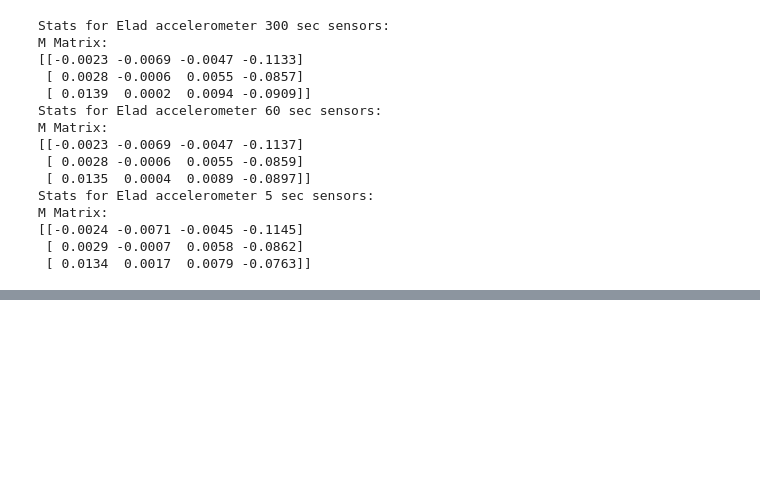
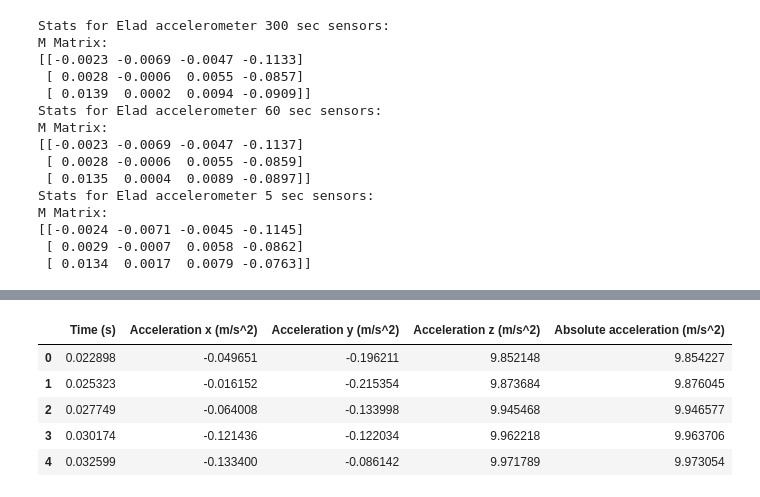
Before and after one commit to eladsimantov/Learning-Based-Inertial-Sensing, a Jupyter notebook: notebooks/HW1.ipynb, the cells around one changed output, grey strips where cells are left out. Cells and saved outputs as stored; diff of their text form; code cells hidden in the pictures; blank space fills up the shorter version.

```diff
--- a/notebooks/HW1.ipynb
+++ b/notebooks/HW1.ipynb
@@ -162,0 +169,9 @@ M Matrix:
+# %%
+accel_300sec_face_up.head()
+# %% [output]
+|  | Time (s) | Acceleration x (m/s^2) | Acceleration y (m/s^2) | Acceleration z (m/s^2) | Absolute acceleration (m/s^2) |
+| 0 | 0.022898 | -0.049651 | -0.196211 | 9.852148 | 9.854227 |
+| 1 | 0.025323 | -0.016152 | -0.215354 | 9.873684 | 9.876045 |
+| 2 | 0.027749 | -0.064008 | -0.133998 | 9.945468 | 9.946577 |
+| 3 | 0.030174 | -0.121436 | -0.122034 | 9.962218 | 9.963706 |
+| 4 | 0.032599 | -0.133400 | -0.086142 | 9.971789 | 9.973054 |
```
Also changed, not shown: parts of 2 cells of this notebook, 1 other file.
